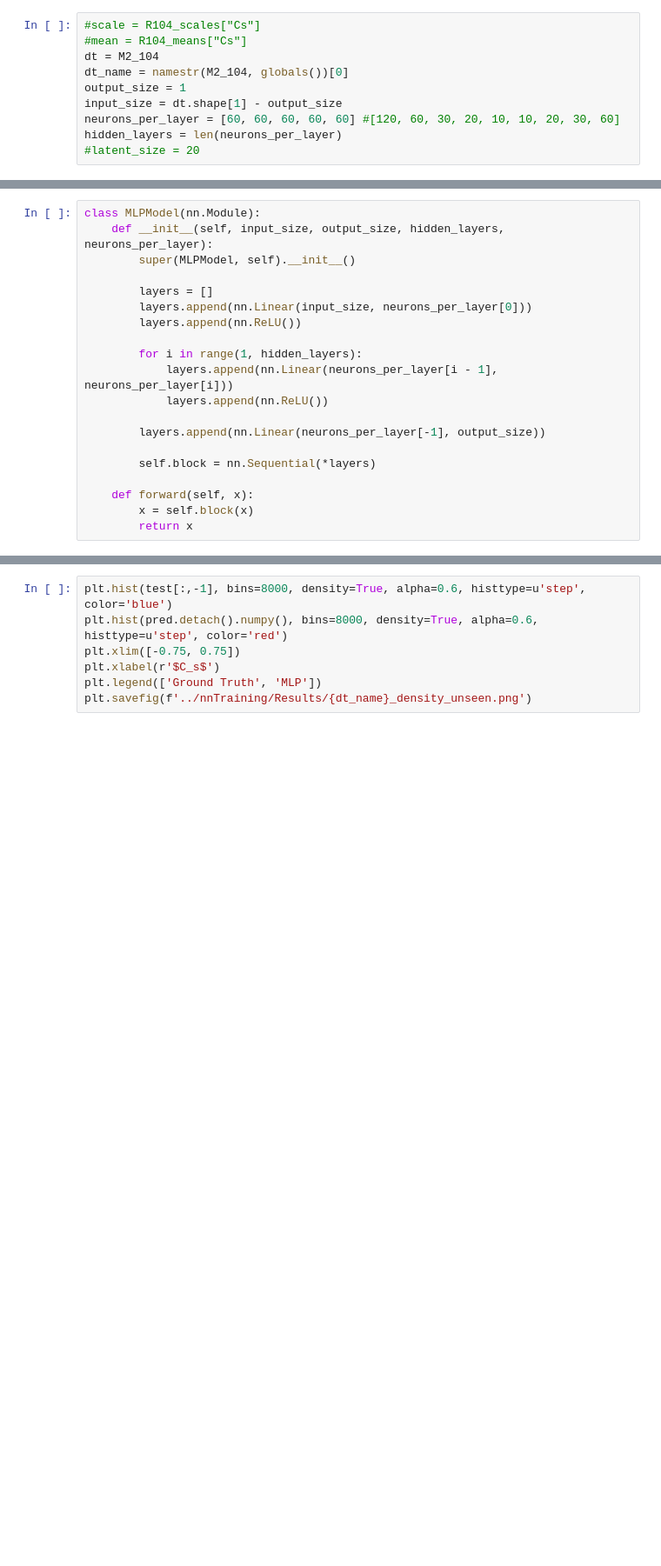
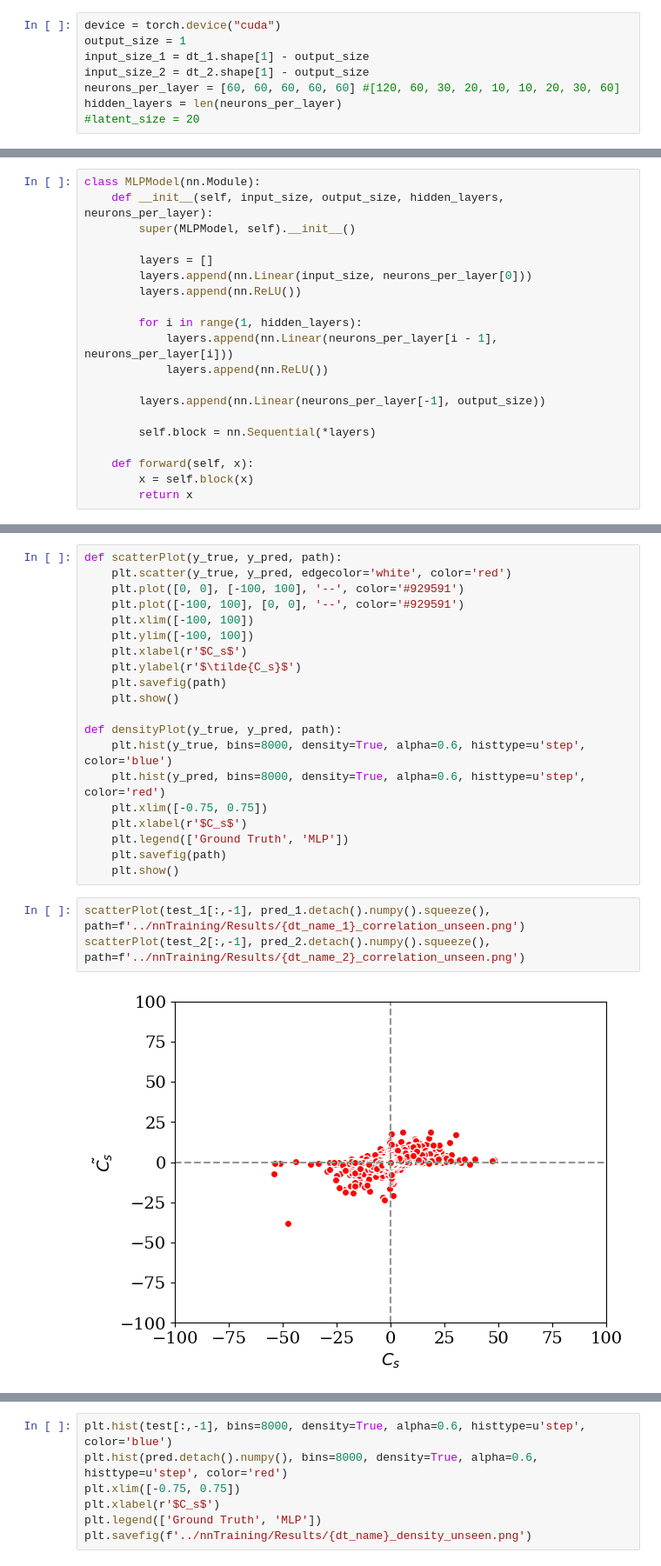
Before and after one commit to halimarefat/torchFOAM, a Jupyter notebook: JupyterLab/Analysis_unseen.ipynb, the cells around one changed output, grey strips where cells are left out. Shown: that part at 87% size. Saved outputs shown, nothing was run; the diff lists cells and outputs as text; blank space fills up the shorter version.

```diff
--- a/JupyterLab/Analysis_unseen.ipynb
+++ b/JupyterLab/Analysis_unseen.ipynb
@@ -79,10 +108,8 @@ def namestr(obj, namespace):
 # %%
-#scale = R104_scales["Cs"]
-#mean = R104_means["Cs"]
-dt = M2_104
-dt_name = namestr(M2_104, globals())[0]
+device = torch.device("cuda")
 output_size = 1
-input_size = dt.shape[1] - output_size
+input_size_1 = dt_1.shape[1] - output_size
+input_size_2 = dt_2.shape[1] - output_size
 neurons_per_layer = [60, 60, 60, 60, 60] #[120, 60, 30, 20, 10, 10, 20, 30, 60]
 hidden_layers = len(neurons_per_layer)
 #latent_size = 20
@@ -183,0 +341,25 @@ pred.detach().numpy().shape
+# %%
+def scatterPlot(y_true, y_pred, path):
+    plt.scatter(y_true, y_pred, edgecolor='white', color='red')
+    plt.plot([0, 0], [-100, 100], '--', color='#929591')
+    plt.plot([-100, 100], [0, 0], '--', color='#929591')
+    plt.xlim([-100, 100])
+    plt.ylim([-100, 100])
+    plt.xlabel(r'$C_s$')
+    plt.ylabel(r'$\tilde{C_s}$')
+    plt.savefig(path)
+    plt.show()
+
+def densityPlot(y_true, y_pred, path):
+    plt.hist(y_true, bins=8000, density=True, alpha=0.6, histtype=u'step', color='blue')
+    plt.hist(y_pred, bins=8000, density=True, alpha=0.6, histtype=u'step', color='red')
+    plt.xlim([-0.75, 0.75])
+    plt.xlabel(r'$C_s$')
+    plt.legend(['Ground Truth', 'MLP'])
+    plt.savefig(path)
+    plt.show()
+# %%
+scatterPlot(test_1[:,-1], pred_1.detach().numpy().squeeze(), path=f'../nnTraining/Results/{dt_name_1}_correlation_unseen.png')
+scatterPlot(test_2[:,-1], pred_2.detach().numpy().squeeze(), path=f'../nnTraining/Results/{dt_name_2}_correlation_unseen.png')
+# %% [output]
+[figure, added]
```
Also changed, not shown: parts of 32 cells of this notebook, 53 other files.
